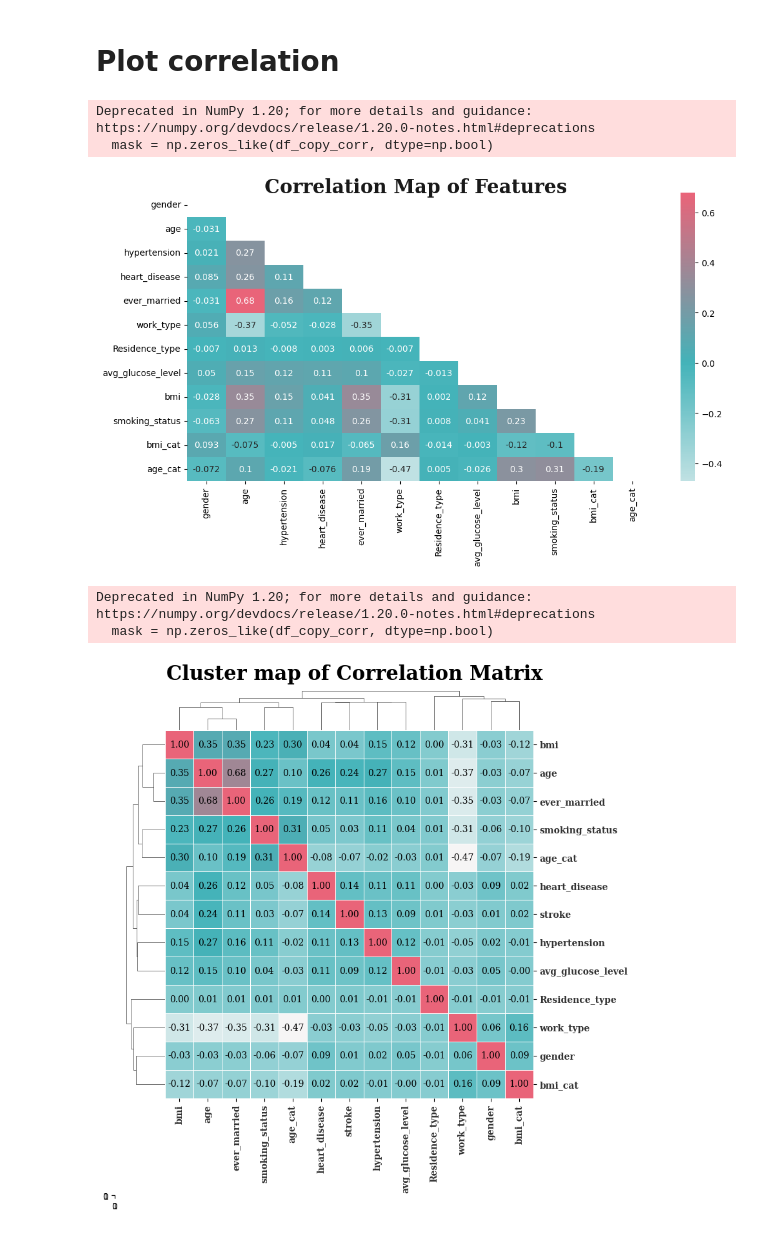
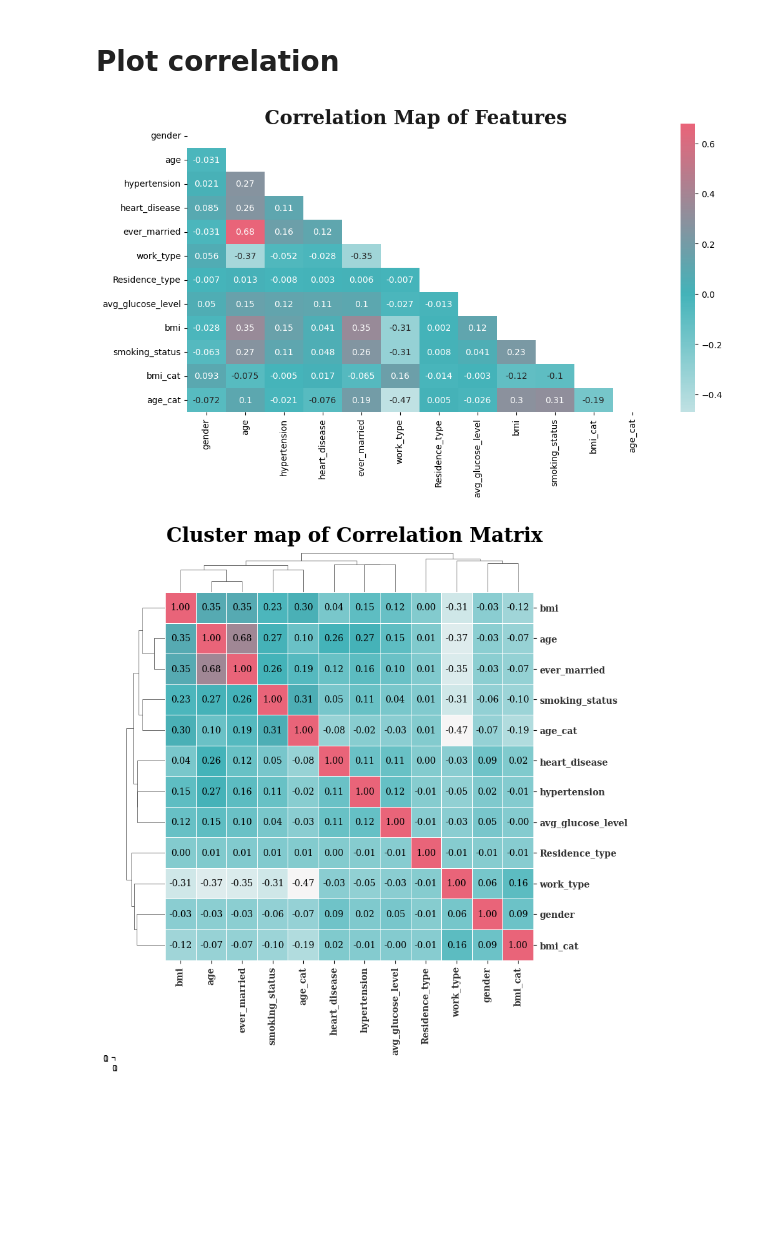
Before and after one commit to Nick7900/explore_data, a Jupyter notebook: Explore_dataset_Nick.ipynb, the cells around one changed output. Cells and saved outputs as stored; diff of their text form; code cells hidden in the pictures; blank space fills up the shorter version.

```diff
--- a/Explore_dataset_Nick.ipynb
+++ b/Explore_dataset_Nick.ipynb
@@ -688,15 +684,16 @@ def plot_corelation(df, colors = ['#f6f5f5','#E96479','#43b3b9','#00568D'], fig_
     # Define the color scheme for the heatmap or cluster map
     colors = [colors[0], colors[2], colors[1]]
 
-    # Create a boolean mask to hide the upper triangle of the correlation matrix
-    mask = np.zeros_like(df_copy_corr, dtype=np.bool)
-    mask[np.triu_indices_from(mask)] = True
 
     # Create the colormap for the heatmap or cluster map
     colormap = matplotlib.colors.LinearSegmentedColormap.from_list("", colors)
 
     # If fig_plot is 'corr_matrix', plot a heatmap of the correlation matrix
     if fig_plot=="corr_matrix":
+        # Create a boolean mask to hide the upper triangle of the correlation matrix
+        mask = np.zeros_like(df_copy_corr)
+        mask[np.triu_indices_from(mask)] = True
+
         # Set plot size and resolution
         fig, ax = plt.subplots(figsize=(12,6), dpi=100)
         #plt.figure(figsize=(12,6), dpi=100)
@@ -715,7 +712,7 @@ def plot_corelation(df, colors = ['#f6f5f5','#E96479','#43b3b9','#00568D'], fig_
         g = sns.clustermap(df_copy_corr, annot=True, fmt='0.2f',
                            cbar=False, cbar_pos=(0,0,0,0), linewidth=0.5,
                            cmap=colormap, dendrogram_ratio=0.1, figsize=(8,8),
-                           square=True, annot_kws={'font':'serif', 'size':10, 'color':'k'})
+                           annot_kws={'font':'serif', 'size':10, 'color':'k'})
         # Set y-axis tick labels and font properties
         g.ax_heatmap.set_yticklabels(g.ax_heatmap.get_yticklabels(), rotation=0, fontsize=10, fontfamily='Serif',
                                      fontweight='bold', alpha=0.8)
@@ -733,14 +730,10 @@ plot_corelation(df, fig_plot='corr_matrix')
 # Highler correlated positive correlation can be found at age, marriage, and a bit with bmi.
 # While it seems that work type are negatively correlated
 # %% [output]
-Deprecated in NumPy 1.20; for more details and guidance: https://numpy.org/devdocs/release/1.20.0-notes.html#deprecations
-  mask = np.zeros_like(df_copy_corr, dtype=np.bool)
 [figure]
 # %%
-Wplot_corelation(df, fig_plot='corr_cluster')
+plot_corelation(df, fig_plot='corr_cluster')
 # the cluster map has clustered features like bmi, age and married with a higher risk of getting a stroke.
 # The dendrograms indicatesthat the depenency of these features
 # %% [output]
-Deprecated in NumPy 1.20; for more details and guidance: https://numpy.org/devdocs/release/1.20.0-notes.html#deprecations
-  mask = np.zeros_like(df_copy_corr, dtype=np.bool)
-[figure, old version]
+[figure, new version]
```
Also changed, not shown: parts of 2 cells of this notebook.
